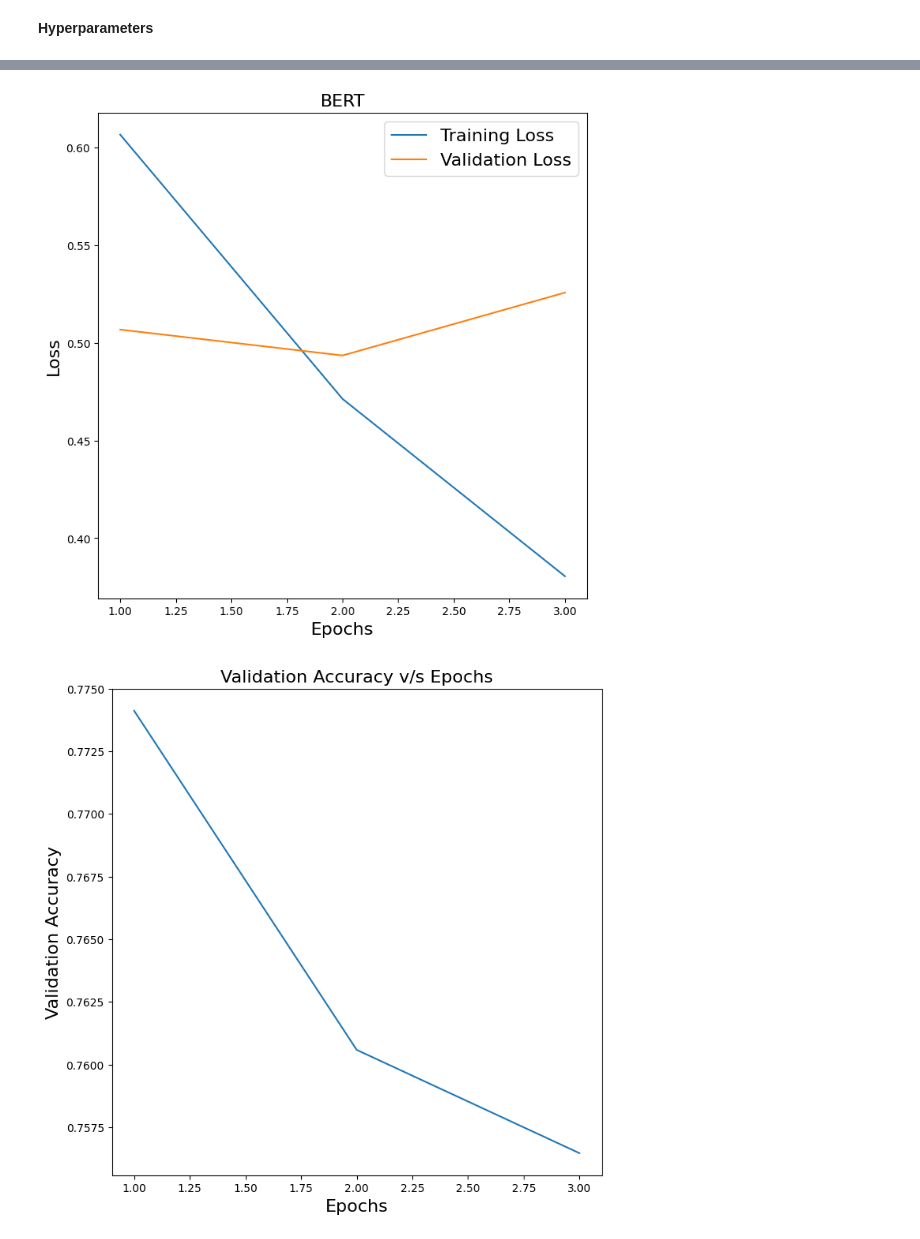
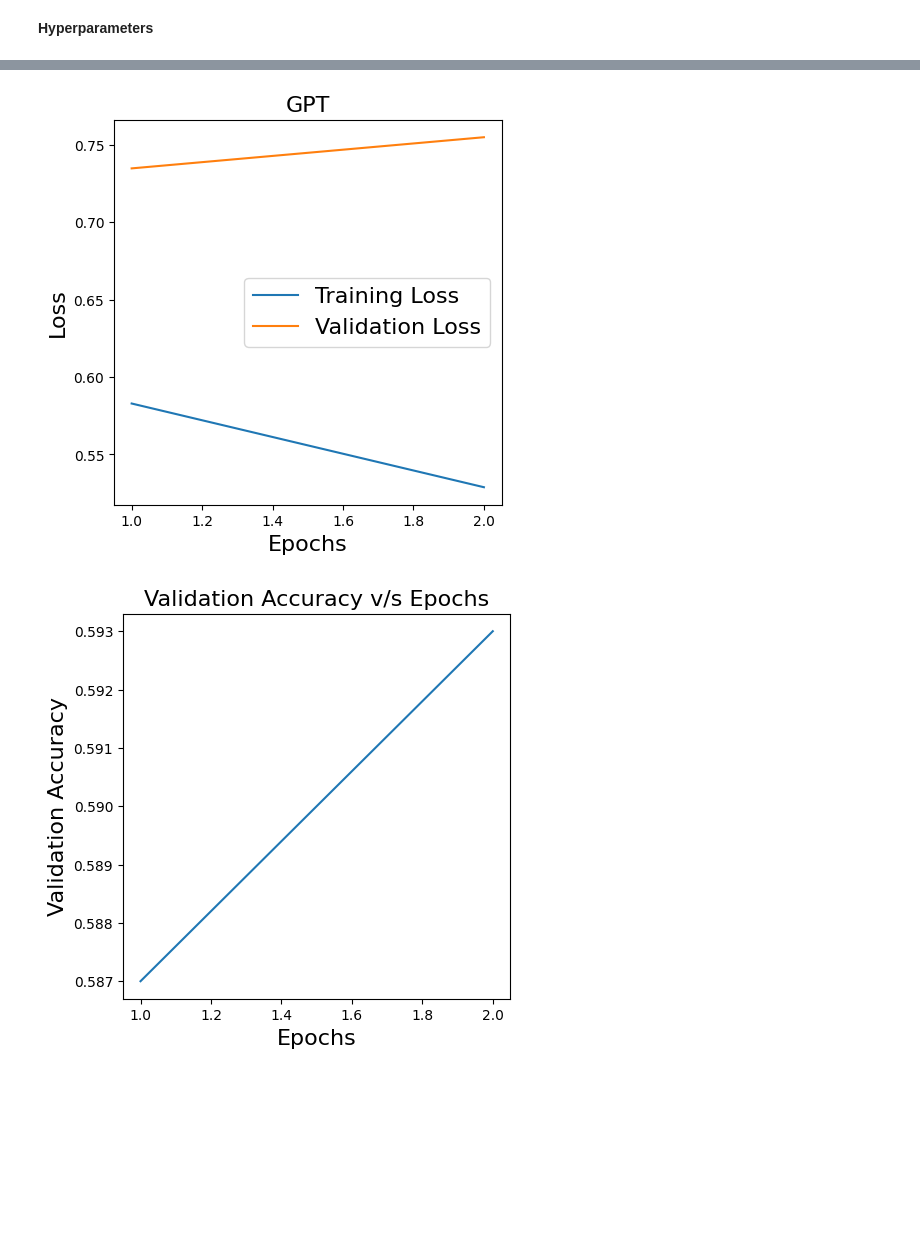
Before and after one commit to susannapaoli/hateful-speech-memes, a Jupyter notebook: Unimodal Experiments/GPT.ipynb, the cells around one changed output, grey strips where cells are left out. Drawn from its saved outputs; the diff is of its cells as text; code cells hidden in the pictures; blank space fills up the shorter version.

```diff
--- a/Unimodal Experiments/GPT.ipynb
+++ b/Unimodal Experiments/GPT.ipynb
@@ -80,13 +84,14 @@ validation_dataloader = data.DataLoader(validation_dataset, shuffle=False, batch
 # %% [markdown]
 **Model Definition**
 # %%
-model = BertForSequenceClassification.from_pretrained(
-    "bert-base-uncased", #12-layer BERT model, with an uncased vocab.
+model = GPT2ForSequenceClassification.from_pretrained(
+    "gpt2", #12-layer BERT model, with an uncased vocab.
     num_labels = 2, #Binary classification
     output_attentions = False, # Whether the model returns attentions weights.
     output_hidden_states = False, # Whether the model returns all hidden-states.
 )
 
+model.config.pad_token_id = model.config.eos_token_id
 #model = model.to(device)
 model = nn.DataParallel(model).to(device)
 # %% [output]
@@ -100,11 +102,11 @@ You should probably TRAIN this model on a down-stream task to be able to use it
 # %%
 criterion = nn.CrossEntropyLoss()
 optimizer = AdamW(model.parameters(), lr = 2e-5, eps = 1e-8)
-num_Epochs = 1
+num_Epochs = 2
 total_steps = len(train_dataloader) * num_Epochs
 lr_scheduler = get_linear_schedule_with_warmup(optimizer, num_warmup_steps = 0,  num_training_steps = total_steps)
 # %%
-modelname = 'BERT_basic'
+modelname = 'GPT'
 modelpath = './saved_model_checkpoints/'+modelname
 # %%
 writer = SummaryWriter(modelname)
@@ -120,8 +125,8 @@ Validation Loss: 0.5128 Validation Accuracy: 0.7694
 # %%
-plot_loss((num_Epochs - 1), train_loss, v_loss, 'BERT')
+plot_loss(num_Epochs, train_loss, v_loss, 'GPT')
 # %% [output]
-[figure, old version]
+[figure, new version]
 # %%
-plot_acc((num_Epochs-1), v_acc)
+plot_acc(num_Epochs, v_acc)
 # %% [output]
-[figure, old version]
+[figure, new version]
```
Also changed, not shown: parts of 7 cells of this notebook, 2 other files.
